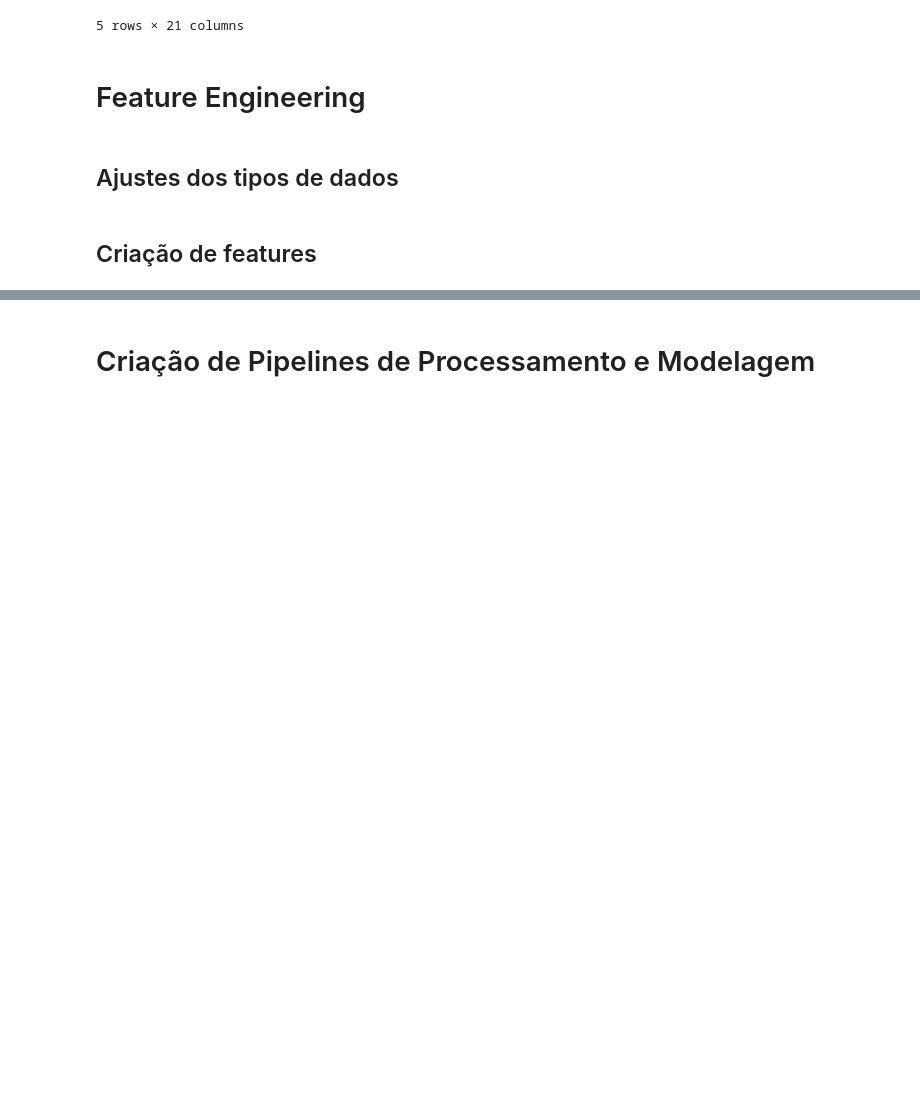
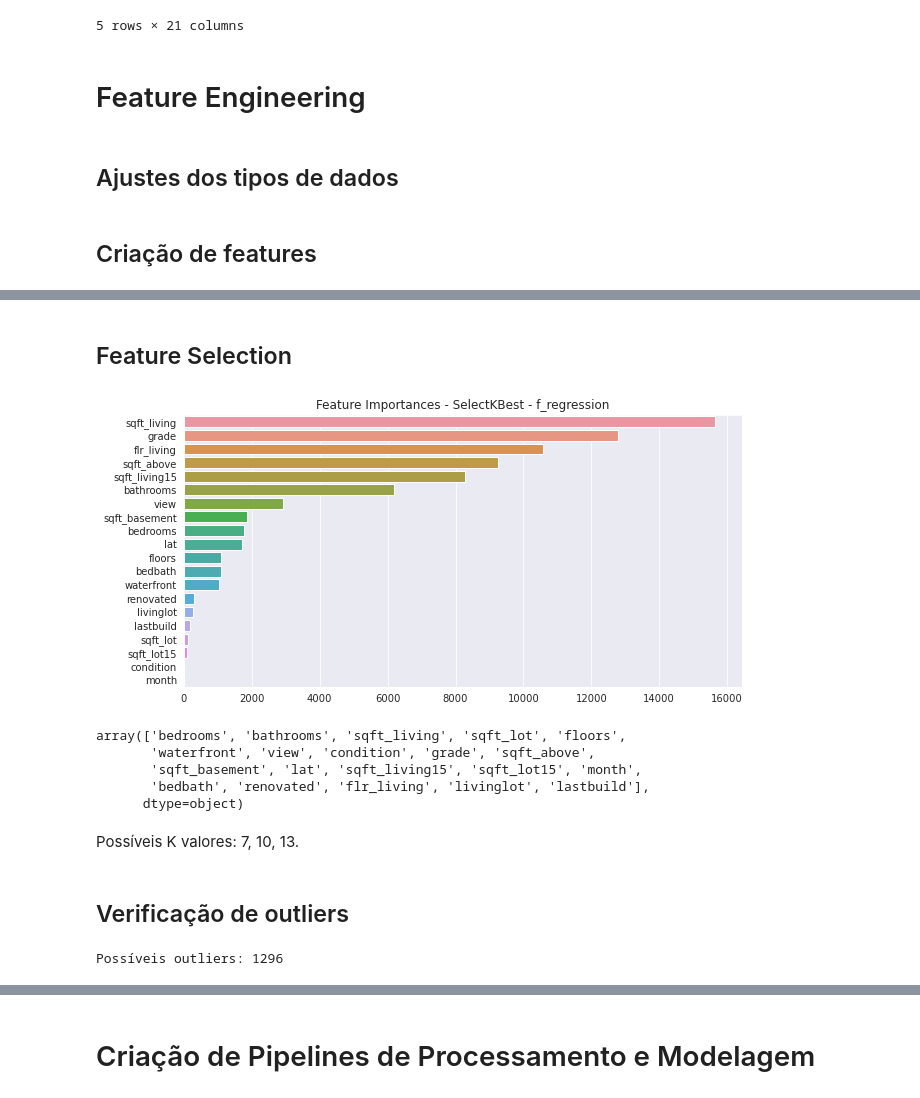
Before and after one commit to GabrielG16/HouseRocket-Pricing, a Jupyter notebook: Modeling.ipynb, the cells around one changed output, grey strips where cells are left out. Drawn from its saved outputs; the diff is of its cells as text; code cells hidden in the pictures; blank space fills up the shorter version.

```diff
--- a/Modeling.ipynb
+++ b/Modeling.ipynb
@@ -107,7 +114,28 @@ plt.show()
 # %%
 df1 = df.copy()
 # %%
-X = df.drop(['zipcode','price','date', 'yr_renovated','yr_built', 'id'], axis = 1)
+X = df.drop(['zipcode','price','date', 'yr_renovated','yr_built', 'id','long'], axis = 1)
 y = df.price
 # %%
 X_train, X_test, y_train, y_test = train_test_split(X, y, test_size = 0.25, random_state = 42, shuffle = True)
+# %% [markdown]
+## Feature Selection
+# %%
+skbest = SelectKBest(f_regression, k = 'all')
+skbest.fit_transform(X_train, y_train)
+s1 = pd.Series(data = skbest.scores_, index = skbest.feature_names_in_).sort_values(ascending = False)
+plt.figure(figsize=(10,5))
+sns.barplot(x = s1.values, y=s1.index, orient = 'h')
+plt.title('Feature Importances - SelectKBest - f_regression')
+plt.show()
+# %% [output]
+[figure, added]
+array(['bedrooms', 'bathrooms', 'sqft_living', 'sqft_lot', 'floors',
+       'waterfront', 'view', 'condition', 'grade', 'sqft_above',
+       'sqft_basement', 'lat', 'sqft_living15', 'sqft_lot15', 'month',
+       'bedbath', 'renovated', 'flr_living', 'livinglot', 'lastbuild'],
+      dtype=object)
+# %% [markdown]
+Possíveis K valores: 7, 10, 13.
+# %% [markdown]
+## Verificação de outliers
@@ -113,0 +151,8 @@ X_train, X_test, y_train, y_test = train_test_split(X, y, test_size = 0.25, rand
+# %%
+#Isolation Forest
+
+iso_forest = IsolationForest()
+outliers = iso_forest.fit_predict(X_train.drop(['month','lat','long', 'renovated'], axis =1))
+print(f'Possíveis outliers: {(outliers == -1).sum()}')
+# %% [output]
+Possíveis outliers: 1296
```
Also changed, not shown: parts of 45 cells of this notebook.
